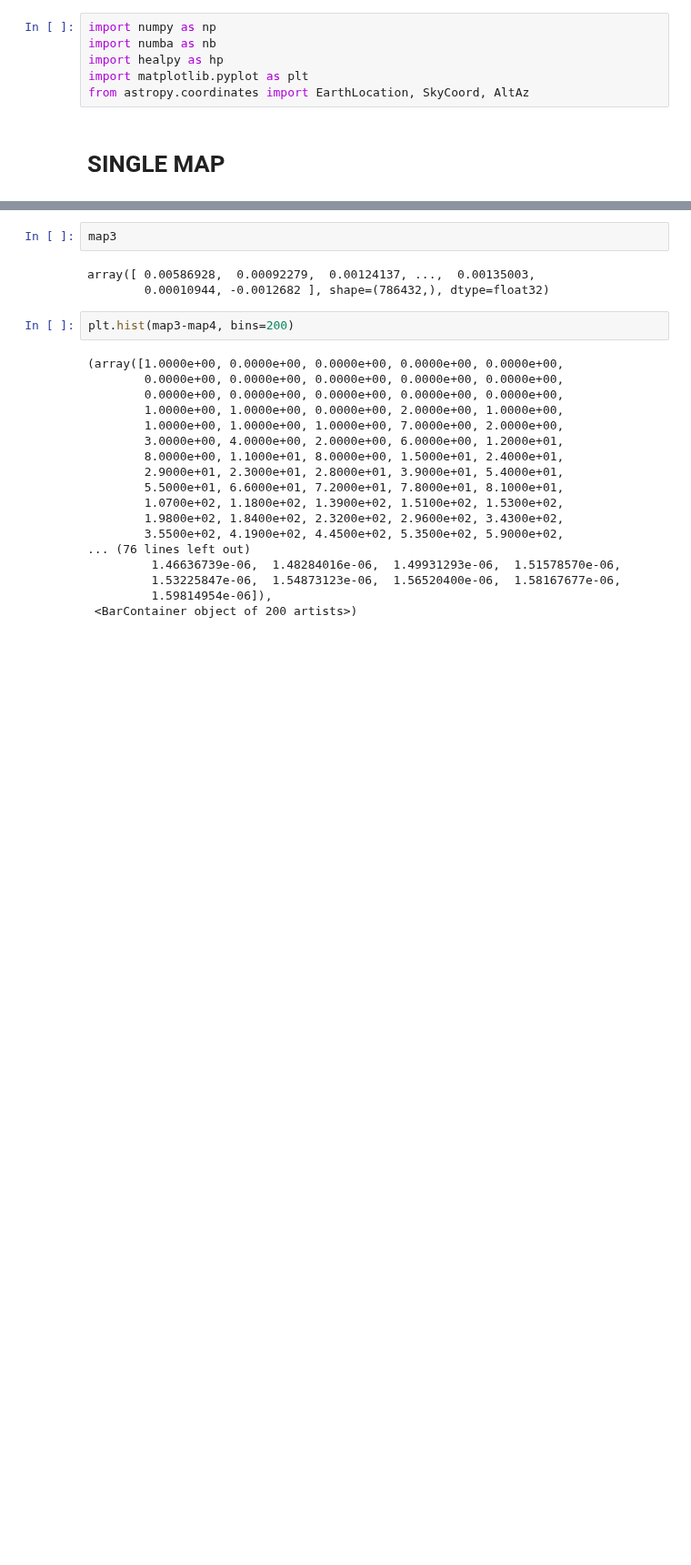
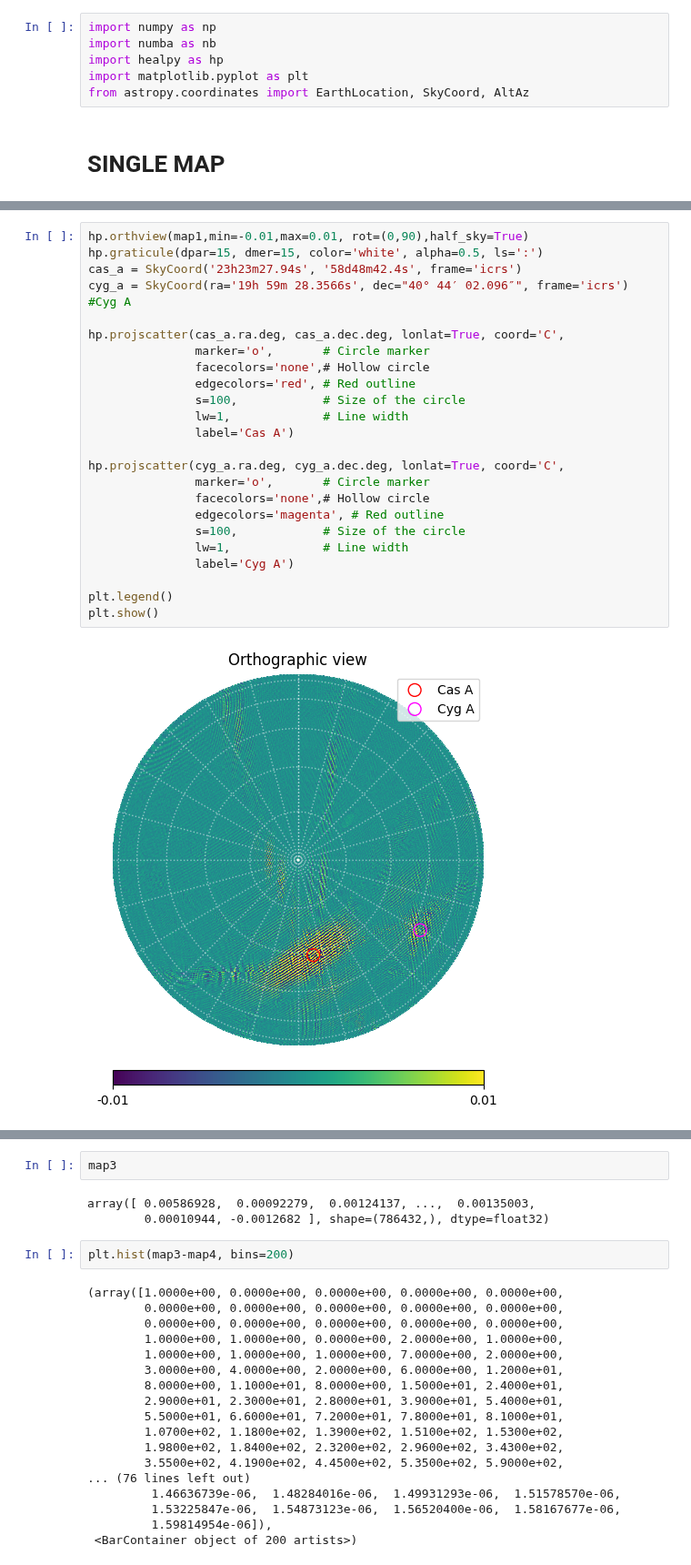
Before and after one commit to ALBATROS-Experiment/albatros_analysis, a Jupyter notebook: scripts/mapmaking/read_maps.ipynb, the cells around one changed output, grey strips where cells are left out. Shown at 91% size. Cells and saved outputs as stored; diff of their text form; blank space fills up the shorter version.

```diff
--- a/scripts/mapmaking/read_maps.ipynb
+++ b/scripts/mapmaking/read_maps.ipynb
@@ -35 +35,27 @@ NpzFile '/scratch/thomasb/mapmaking_dumps/version2/average_mapgpu_testoldata.npz
+# %%
+hp.orthview(map1,min=-0.01,max=0.01, rot=(0,90),half_sky=True)
+hp.graticule(dpar=15, dmer=15, color='white', alpha=0.5, ls=':')
+cas_a = SkyCoord('23h23m27.94s', '58d48m42.4s', frame='icrs')
+cyg_a = SkyCoord(ra='19h 59m 28.3566s', dec="40° 44′ 02.096″", frame='icrs') #Cyg A
+
+hp.projscatter(cas_a.ra.deg, cas_a.dec.deg, lonlat=True, coord='C',
+               marker='o',       # Circle marker
+               facecolors='none',# Hollow circle
+               edgecolors='red', # Red outline
+               s=100,            # Size of the circle
+               lw=1,             # Line width
+               label='Cas A')
+
+hp.projscatter(cyg_a.ra.deg, cyg_a.dec.deg, lonlat=True, coord='C',
+               marker='o',       # Circle marker
+               facecolors='none',# Hollow circle
+               edgecolors='magenta', # Red outline
+               s=100,            # Size of the circle
+               lw=1,             # Line width
+               label='Cyg A')
+
+plt.legend()
+plt.show()
+# %% [output]
+[figure, added]
 # %%
```
Also changed, not shown: parts of 5 cells of this notebook, 22 other files.
